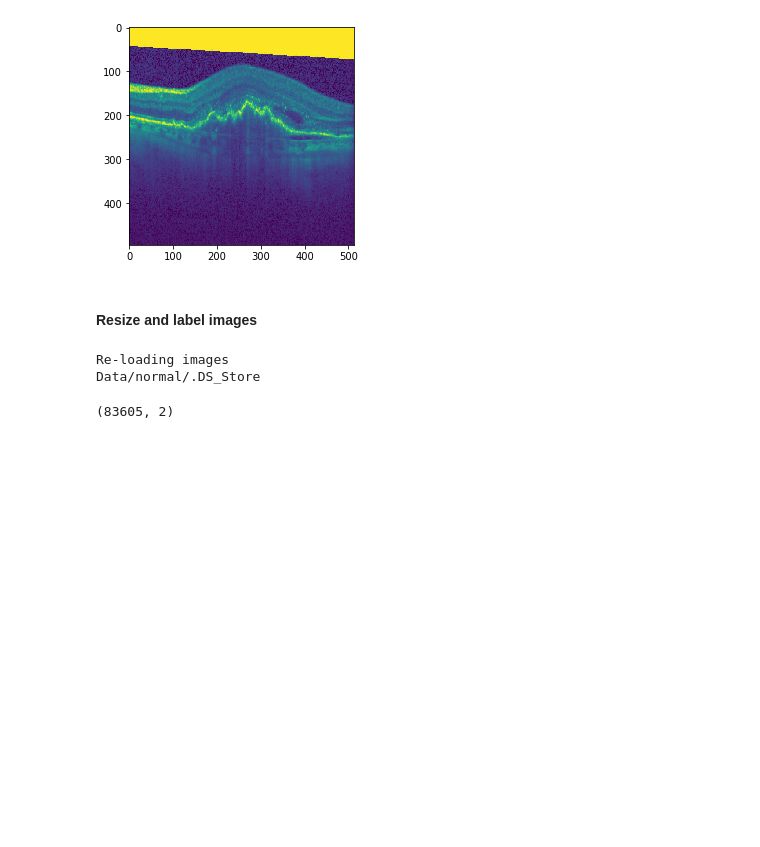
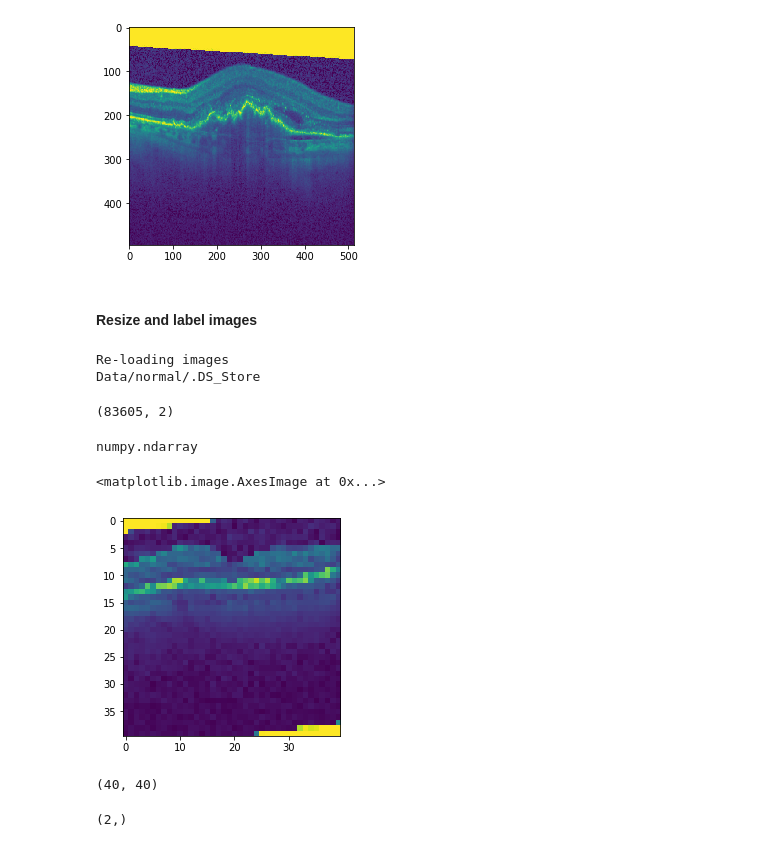
Before and after one commit to MagicMilly/conv-net-computer-vision, a Jupyter notebook: student.ipynb, the cells around one changed output. Drawn from its saved outputs; the diff is of its cells as text; code cells hidden in the pictures; blank space fills up the shorter version.

```diff
--- a/student.ipynb
+++ b/student.ipynb
@@ -109,5 +109,5 @@ np.save('./Data/img_array', data)
 # %%
-data = np.array(data)
+# data = np.array(data)
 # %%
 data.shape
 # %% [output]
@@ -118,3 +118,20 @@ data.shape
 # data.shape
 # db[0][1]
 # data[0]
+# %%
+type(data[0][0])
+# %% [output]
+numpy.ndarray
+# %%
+imshow(data[0][0])
+# %% [output]
+<matplotlib.image.AxesImage at 0x...>
+[figure, added]
+# %%
+data[0][0].shape
+# %% [output]
+(40, 40)
+# %%
+data[0].shape
+# %% [output]
+(2,)
```
Also changed, not shown: parts of 10 cells of this notebook.
